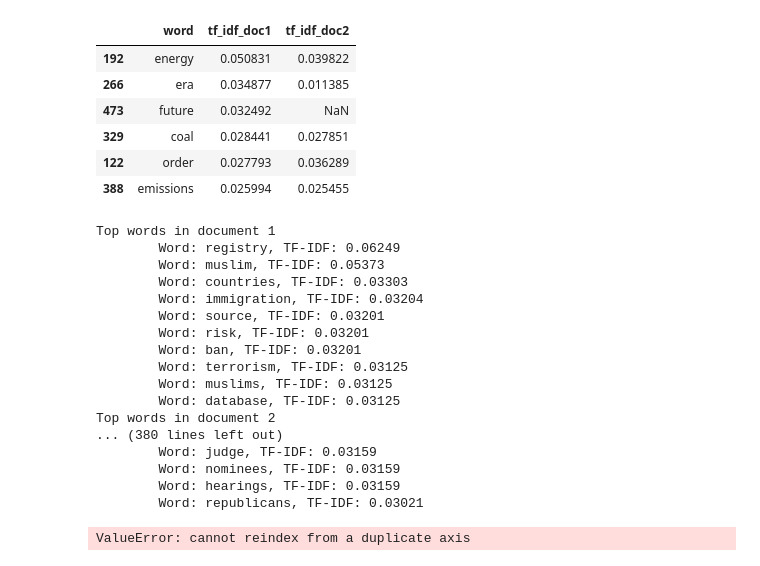
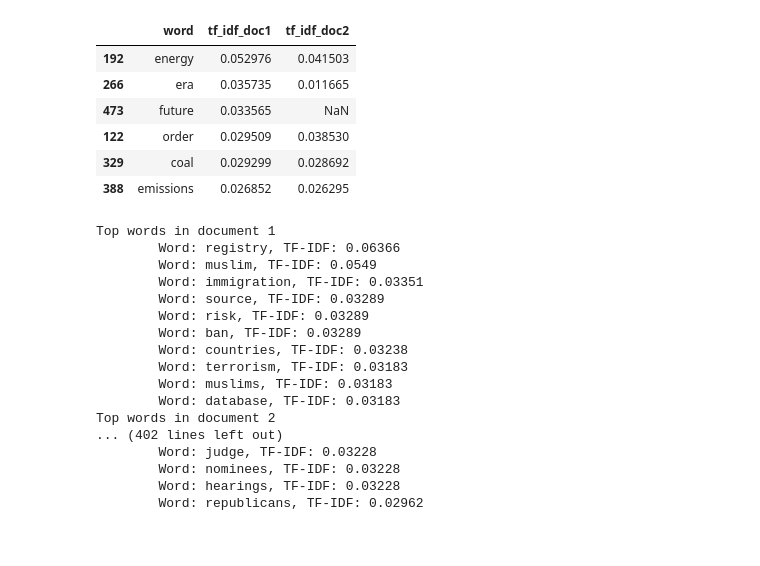
Before and after one commit to annamsheets/PREDICT453_CaseStudy2, a Jupyter notebook: tfidf.ipynb, the cells around one changed output. Saved outputs shown, nothing was run; the diff lists cells and outputs as text; code cells hidden in the pictures.

```diff
--- a/tfidf.ipynb
+++ b/tfidf.ipynb
@@ -33,7 +33,7 @@ def idf(word, bloblist):
 
 #computes the TF-IDF score. It is simply the product of  tf and idf.
 def tfidf(word, blob, bloblist):
-    return tf(word, blob) * idf(word, bloblist)
+    return tf2(word, blob) * idf(word, bloblist)
 # %%
 import sys
 import re
@@ -69,6 +69,8 @@ for i in range(40):
     except IOError:
         d = d + 1
         pass
+
+all_documents = pd.DataFrame(all_docs)
 # %%
 #compare my article
 blob1 = tb(all_documents['noun_phrases_only'][23])
@@ -93,37 +95,37 @@ df_final.to_csv("/users/asheets/Documents/Work_Computer_new/Work_Computer/Grad_S
 # %%
 ##Compare just the two articles we know to be similar
 blob2 = tb(all_documents['noun_phrases_only'][27])
 term_freq = [tf1(word,blob2) for word in blob2.words]
 term_rel_freq = [tf2(word,blob2) for word in blob2.words]
 tf_df2 = pd.DataFrame({'word': blob2.words, 'doc2_term_freq': term_freq, 'doc2_term_rel_freq': term_rel_freq})
 two_tf = pd.merge(tf_df1,tf_df2,on='word',how='outer').drop_duplicates()
 
-docs_containing1 = pd.DataFrame({'word': blob1.words, 'doc_freq': [n_containing(word,bloblist) for word in blob1.words]})
-docs_containing2 = pd.DataFrame({'word': blob2.words, 'doc_freq': [n_containing(word,bloblist) for word in blob2.words]})
+docs_containing1 = pd.DataFrame({'word': blob1.words, 'doc_freq': [n_containing(word,blob_list) for word in blob1.words]})
+docs_containing2 = pd.DataFrame({'word': blob2.words, 'doc_freq': [n_containing(word,blob_list) for word in blob2.words]})
 
 doc_freq = pd.concat([docs_containing1,docs_containing2]).drop_duplicates().reset_index(drop=True)
 df = pd.merge(doc_freq,two_tf,on='word',how='inner')
 df = df.sort_values("doc_freq",ascending=False)
 
 df['intermediate_calc'] = (len(blob_list) / df['doc_freq']).astype(float)
 df['idf'] = df['intermediate_calc'].apply(math.log)
 df = df.sort_values("idf",ascending=False)
 
 scores1 = pd.DataFrame({'word': blob1.words, 'tf_idf_doc1': [tfidf(word, blob1, blob_list) for word in blob1.words]})
 scores2 = pd.DataFrame({'word': blob2.words, 'tf_idf_doc2': [tfidf(word, blob2, blob_list) for word in blob2.words]})
 
 two_tfidf= pd.merge(scores1,scores2,on='word',how='outer').drop_duplicates()
 two_tfidf = two_tfidf[['word', 'tf_idf_doc1', 'tf_idf_doc2']]
 two_tfidf = two_tfidf.sort_values(by=['tf_idf_doc1', 'tf_idf_doc2'], ascending=[False,False])
 two_tfidf.head(n=6)
 # %% [output]
 |  | word | tf_idf_doc1 | tf_idf_doc2 |
-| 192 | energy | 0.050831 | 0.039822 |
-| 266 | era | 0.034877 | 0.011385 |
-| 473 | future | 0.032492 | NaN |
-| 329 | coal | 0.028441 | 0.027851 |
-| 122 | order | 0.027793 | 0.036289 |
-| 388 | emissions | 0.025994 | 0.025455 |
+| 192 | energy | 0.052976 | 0.041503 |
+| 266 | era | 0.035735 | 0.011665 |
+| 473 | future | 0.033565 | NaN |
+| 122 | order | 0.029509 | 0.038530 |
+| 329 | coal | 0.029299 | 0.028692 |
+| 388 | emissions | 0.026852 | 0.026295 |
 # %%
 #compare all DSIs sing all pre-defined functions
 DSI_list = all_documents["DSInum"]
@@ -135,22 +137,22 @@ for i, blob in enumerate(blob_list):
         print("\tWord: {}, TF-IDF: {}".format(word, round(score, 5)))
 # %% [output]
 Top words in document 1
-        Word: registry, TF-IDF: 0.06249
-        Word: muslim, TF-IDF: 0.05373
-        Word: countries, TF-IDF: 0.03303
-        Word: immigration, TF-IDF: 0.03204
-        Word: source, TF-IDF: 0.03201
-        Word: risk, TF-IDF: 0.03201
-        Word: ban, TF-IDF: 0.03201
-        Word: terrorism, TF-IDF: 0.03125
-        Word: muslims, TF-IDF: 0.03125
-        Word: database, TF-IDF: 0.03125
+        Word: registry, TF-IDF: 0.06366
+        Word: muslim, TF-IDF: 0.0549
+        Word: immigration, TF-IDF: 0.03351
+        Word: source, TF-IDF: 0.03289
+        Word: risk, TF-IDF: 0.03289
+        Word: ban, TF-IDF: 0.03289
+        Word: countries, TF-IDF: 0.03238
+        Word: terrorism, TF-IDF: 0.03183
+        Word: muslims, TF-IDF: 0.03183
+        Word: database, TF-IDF: 0.03183
 Top words in document 2
-... (380 lines left out)
-        Word: judge, TF-IDF: 0.03159
-        Word: nominees, TF-IDF: 0.03159
-        Word: hearings, TF-IDF: 0.03159
-        Word: republicans, TF-IDF: 0.03021
+... (402 lines left out)
+        Word: judge, TF-IDF: 0.03228
+        Word: nominees, TF-IDF: 0.03228
+        Word: hearings, TF-IDF: 0.03228
+        Word: republicans, TF-IDF: 0.02962
 # %%
 RTV = pd.read_csv('RTV.txt',header=None)
 RTV.columns = ['word']
@@ -171,7 +173,7 @@ tf_df.to_csv("RTV_frequencies.txt", sep='\t')
 new_tf = tf_df[tf_df['DSInum'] == 24]
 new_tf = new_tf[["word","term_freq"]]
 
-for i in range(1,36):
+for i in range(1,38):
     try:
         tmp = tf_df[tf_df['DSInum'] == DSI_list[i]]
         tmp = tmp[["word","term_freq"]]
@@ -179,8 +181,4 @@ for i in range(1,36):
     except IOError:
         pass
 
-new_tf[new_tf == 0] = numpy.NaN
-print new_tf
-#new_tf.to_csv("RTV_frequencies2.txt", sep='\t')
+new_tf.to_csv("RTV_frequencies2.txt", sep='\t')
-# %% [output]
-ValueError: cannot reindex from a duplicate axis
```
Also changed, not shown: parts of 2 cells of this notebook.
